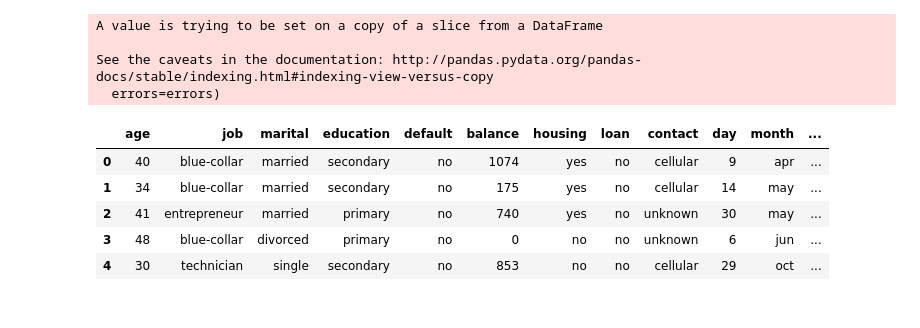
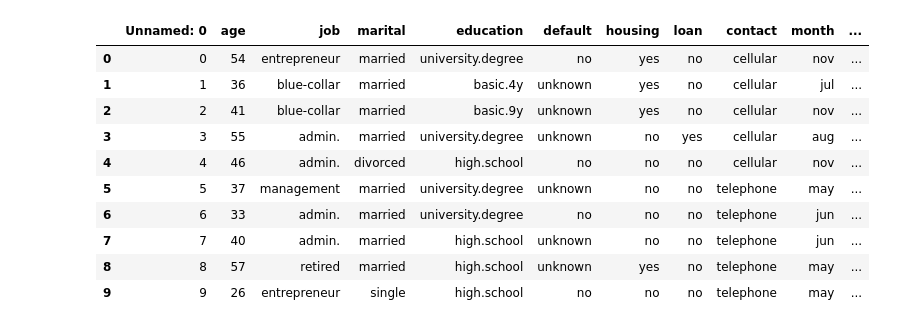
Before and after one commit to didosidali/bank-marketing, a Jupyter notebook: bank_marketing_starting_kit.ipynb, the cells around one changed output. Cells and saved outputs as stored; diff of their text form; code cells hidden in the pictures.

```diff
--- a/bank_marketing_starting_kit.ipynb
+++ b/bank_marketing_starting_kit.ipynb
@@ -13,17 +19,17 @@ import matplotlib.pyplot as plt
 # %%
-from problem import get_data
-X_train, X_test, y_train, y_test = get_data()
+from problem import get_train_data
+X_train ,y_train = get_train_data()
-# %% [output]
-A value is trying to be set on a copy of a slice from a DataFrame
-
-See the caveats in the documentation: http://pandas.pydata.org/pandas-docs/stable/indexing.html#indexing-view-versus-copy
-  errors=errors)
 # %%
-X_train.head()
+X_train.head(10)
 # %% [output]
-|  | age | job | marital | education | default | balance | housing | loan | contact | day | month | ... |
-| 0 | 40 | blue-collar | married | secondary | no | 1074 | yes | no | cellular | 9 | apr | ... |
-| 1 | 34 | blue-collar | married | secondary | no | 175 | yes | no | cellular | 14 | may | ... |
-| 2 | 41 | entrepreneur | married | primary | no | 740 | yes | no | unknown | 30 | may | ... |
-| 3 | 48 | blue-collar | divorced | primary | no | 0 | no | no | unknown | 6 | jun | ... |
-| 4 | 30 | technician | single | secondary | no | 853 | no | no | cellular | 29 | oct | ... |
+|  | Unnamed: 0 | age | job | marital | education | default | housing | loan | contact | month | ... |
+| 0 | 0 | 54 | entrepreneur | married | university.degree | no | yes | no | cellular | nov | ... |
+| 1 | 1 | 36 | blue-collar | married | basic.4y | unknown | yes | no | cellular | jul | ... |
+| 2 | 2 | 41 | blue-collar | married | basic.9y | unknown | yes | no | cellular | nov | ... |
+| 3 | 3 | 55 | admin. | married | university.degree | unknown | no | yes | cellular | aug | ... |
+| 4 | 4 | 46 | admin. | divorced | high.school | no | no | no | cellular | nov | ... |
+| 5 | 5 | 37 | management | married | university.degree | unknown | no | no | telephone | may | ... |
+| 6 | 6 | 33 | admin. | married | university.degree | no | no | no | telephone | jun | ... |
+| 7 | 7 | 40 | admin. | married | high.school | unknown | no | no | telephone | jun | ... |
+| 8 | 8 | 57 | retired | married | high.school | unknown | yes | no | telephone | may | ... |
+| 9 | 9 | 26 | entrepreneur | single | high.school | no | no | no | telephone | may | ... |
```
Also changed, not shown: parts of 12 cells of this notebook.
